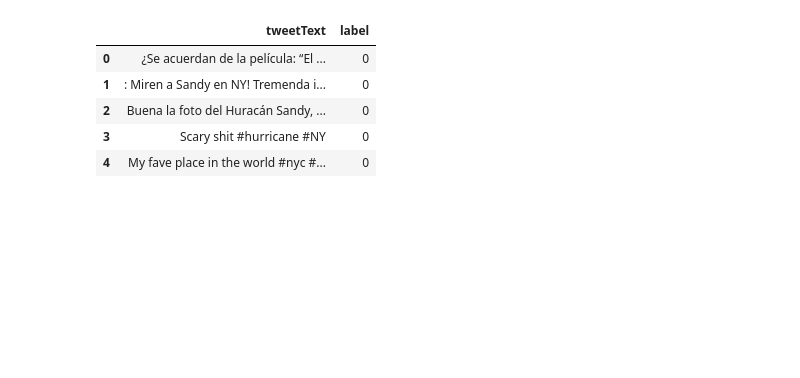
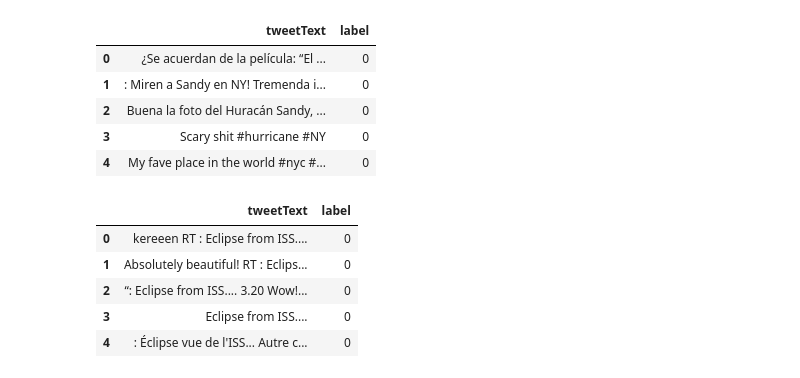
Before and after one commit to arnabbiswas66/multimodal-fake-news-classifier, a Jupyter notebook: Twitter_text_classifier.ipynb, the cells around one changed output. Saved outputs shown, nothing was run; the diff lists cells and outputs as text; code cells hidden in the pictures; blank space fills up the shorter version.

```diff
--- a/Twitter_text_classifier.ipynb
+++ b/Twitter_text_classifier.ipynb
@@ -146,2 +122,3 @@ array(['fake', 'real'], dtype=object)
 # %%
 train_df['label'] = train_df['label'].apply(lambda x: 0 if x=='fake' else 1)
+test_df['label'] = test_df['label'].apply(lambda x: 0 if x=='fake' else 1)
@@ -159,4 +132,14 @@ final_train_df.head()
 | 2 | Buena la foto del Huracán Sandy, ... | 0 |
 | 3 | Scary shit #hurricane #NY | 0 |
 | 4 | My fave place in the world #nyc #... | 0 |
+# %%
+final_test_df = test_df[['tweetText', 'label']]
+final_test_df.head()
+# %% [output]
+|  | tweetText | label |
+| 0 | kereeen RT : Eclipse from ISS.... | 0 |
+| 1 | Absolutely beautiful! RT : Eclips... | 0 |
+| 2 | “: Eclipse from ISS.... 3.20 Wow!... | 0 |
+| 3 | Eclipse from ISS.... | 0 |
+| 4 | : Éclipse vue de l'ISS... Autre c... | 0 |
 # %%
```
Also changed, not shown: parts of 22 cells of this notebook.
